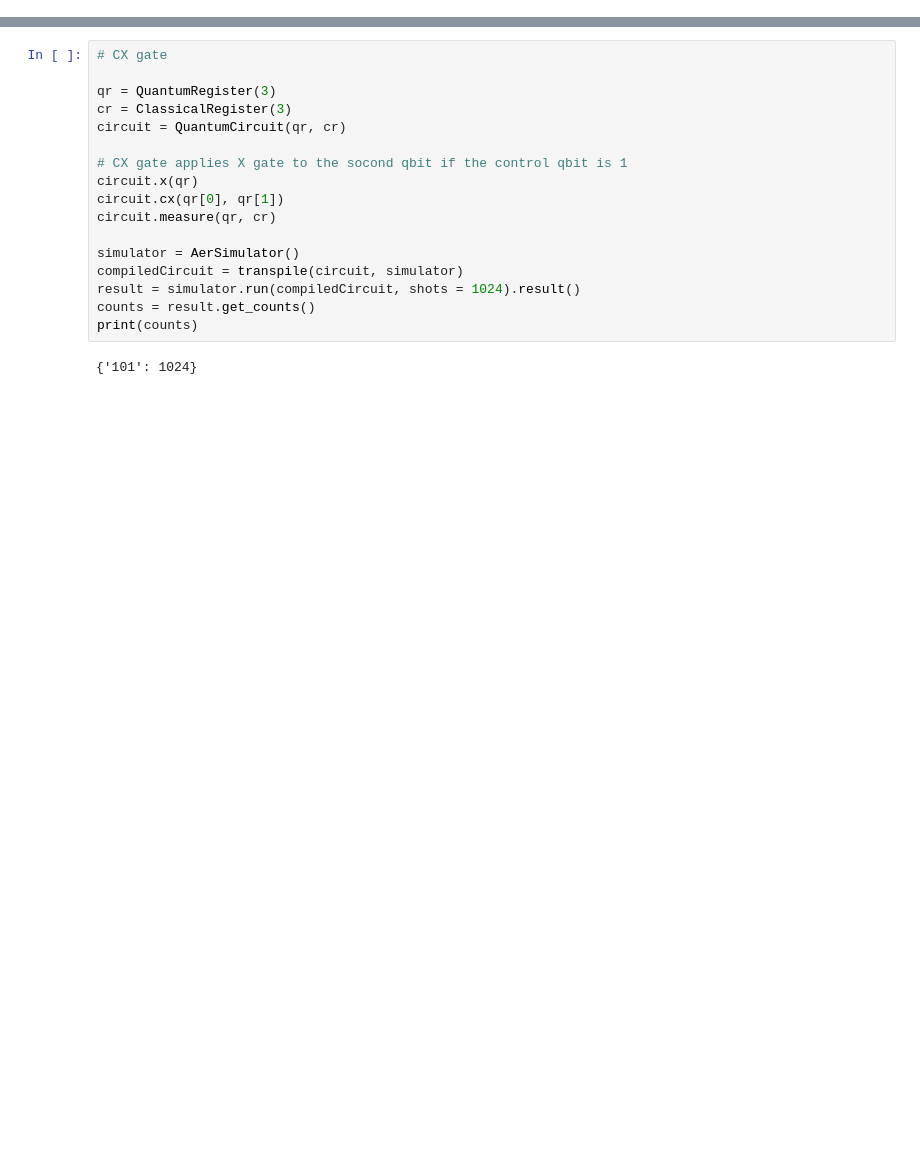
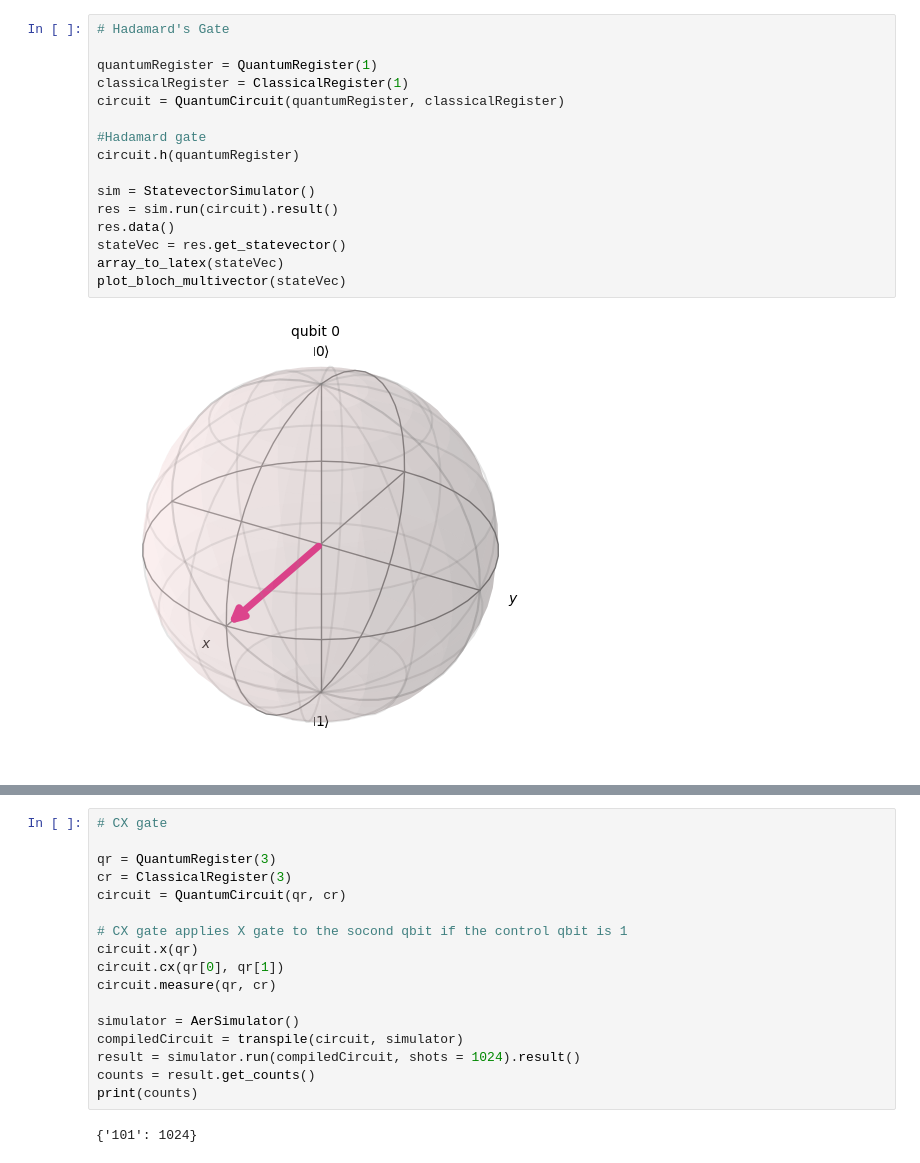
Before and after one commit to kparajul/Qiskit-Learning, a Jupyter notebook: doSomething.ipynb, the cells around one changed output, grey strips where cells are left out. Drawn from its saved outputs; the diff is of its cells as text; blank space fills up the shorter version.

```diff
--- a/doSomething.ipynb
+++ b/doSomething.ipynb
@@ -45,0 +30,18 @@ print(counts)
+# %%
+# Hadamard's Gate
+
+quantumRegister = QuantumRegister(1)
+classicalRegister = ClassicalRegister(1)
+circuit = QuantumCircuit(quantumRegister, classicalRegister)
+
+#Hadamard gate
+circuit.h(quantumRegister)
+
+sim = StatevectorSimulator()
+res = sim.run(circuit).result()
+res.data()
+stateVec = res.get_statevector()
+array_to_latex(stateVec)
+plot_bloch_multivector(stateVec)
+# %% [output]
+[figure, added]
```
Also changed, not shown: parts of 7 cells of this notebook, 2 other files.
